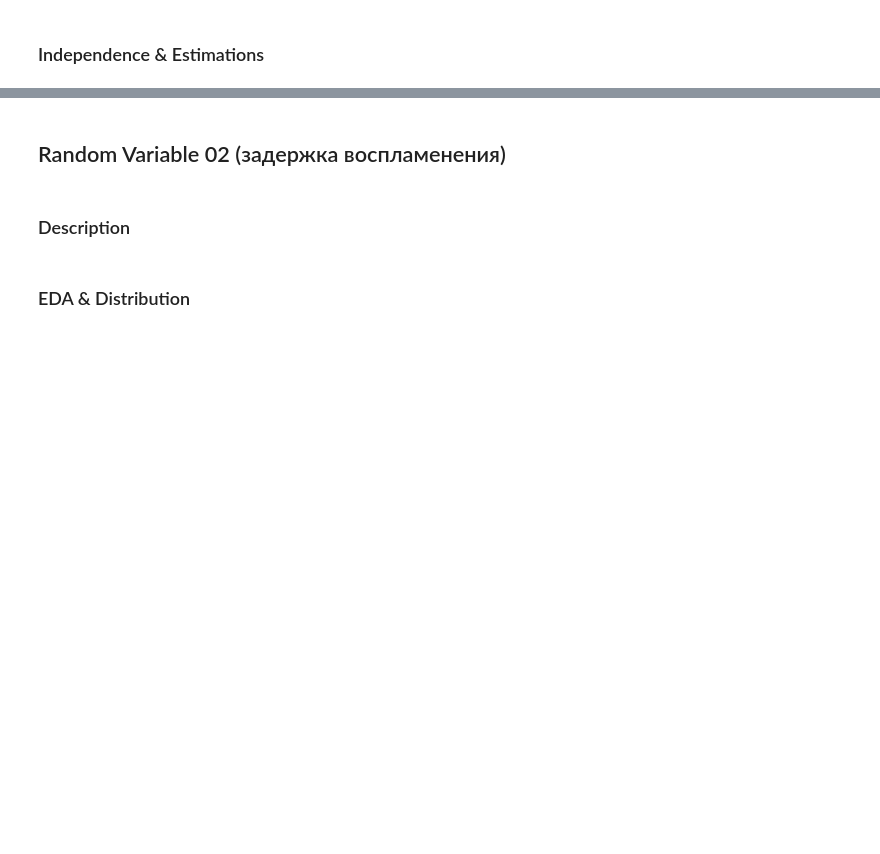
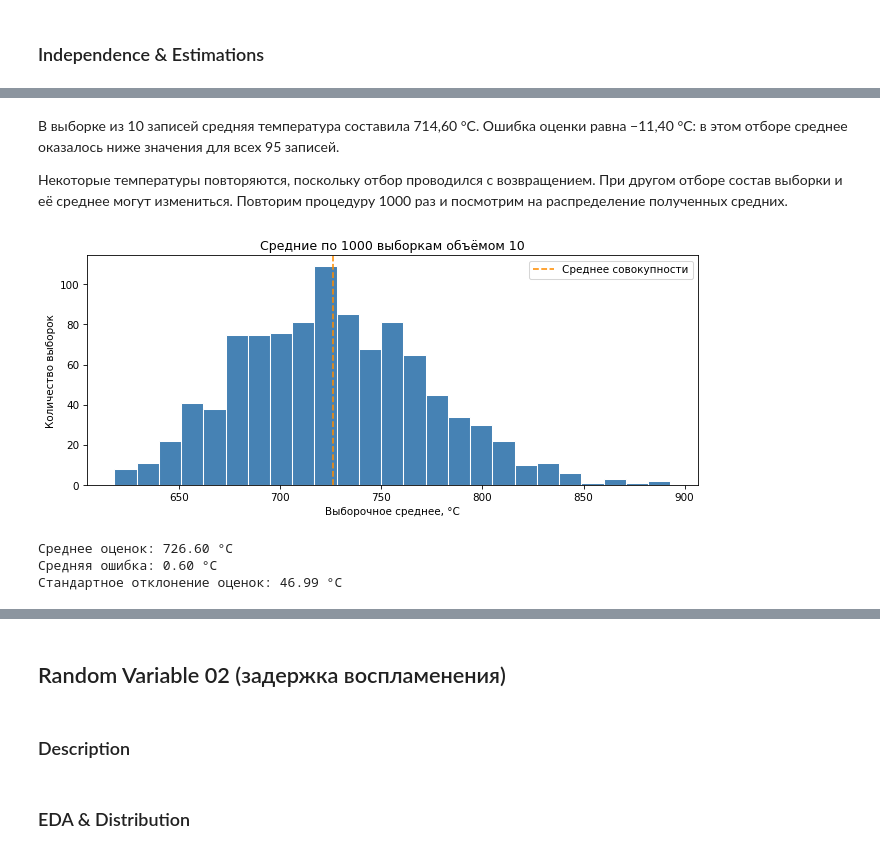
Before and after one commit to ekairaliev/AppStat-Lab01, a Jupyter notebook: AppStat_Lab01.ipynb, the cells around one changed output, grey strips where cells are left out. Cells and saved outputs as stored; diff of their text form; code cells hidden in the pictures; blank space fills up the shorter version.

```diff
--- a/AppStat_Lab01.ipynb
+++ b/AppStat_Lab01.ipynb
@@ -1349,0 +1470,14 @@ plt.show()
+# %%
+rng = np.random.default_rng(42)
+
+population = t_mg.to_numpy()
+population_mean = population.mean()
+
+sample = rng.choice(population, size=10, replace=True)
+sample_mean = sample.mean()
+
+display(pd.Series(sample, name="Температура, °C").to_frame())
+
+print(f"Среднее совокупности: {population_mean:.2f} °C")
+print(f"Выборочное среднее: {sample_mean:.2f} °C")
+print(f"Ошибка оценки: {sample_mean - population_mean:.2f} °C")
@@ -1349,0 +1499,57 @@ plt.show()
+# %% [markdown]
+В выборке из 10 записей средняя температура составила 714,60 °C.
+Ошибка оценки равна −11,40 °C: в этом отборе среднее оказалось
+ниже значения для всех 95 записей.
+
+Некоторые температуры повторяются, поскольку отбор проводился
+с возвращением. При другом отборе состав выборки и её среднее
+могут измениться. Повторим процедуру 1000 раз и посмотрим
+на распределение полученных средних.
+# %%
+rng = np.random.default_rng(42)
+
+samples = rng.choice(
+    population,
+    size=(1000, 10),
+    replace=True
+)
+
+sample_means = samples.mean(axis=1)
+errors = sample_means - population_mean
+
+plt.figure(figsize=(9, 4))
+
+plt.hist(
+    sample_means,
+    bins=25,
+    edgecolor="white",
+    color="steelblue"
+)
+
+plt.axvline(
+    population_mean,
+    color="darkorange",
+    linestyle="--",
+    label="Среднее совокупности"
+)
+
+decorate(
+    xlabel="Выборочное среднее, °C",
+    ylabel="Количество выборок",
+    title="Средние по 1000 выборкам объёмом 10"
+)
+
+plt.legend()
+plt.show()
+
+print(f"Среднее оценок: {sample_means.mean():.2f} °C")
+print(f"Средняя ошибка: {errors.mean():.2f} °C")
+print(
+    "Стандартное отклонение оценок:",
+    f"{sample_means.std(ddof=1):.2f} °C"
+)
+# %% [output]
+[figure, added]
+Среднее оценок: 726.60 °C
+Средняя ошибка: 0.60 °C
+Стандартное отклонение оценок: 46.99 °C
```
Also changed, not shown: parts of 16 cells of this notebook.
